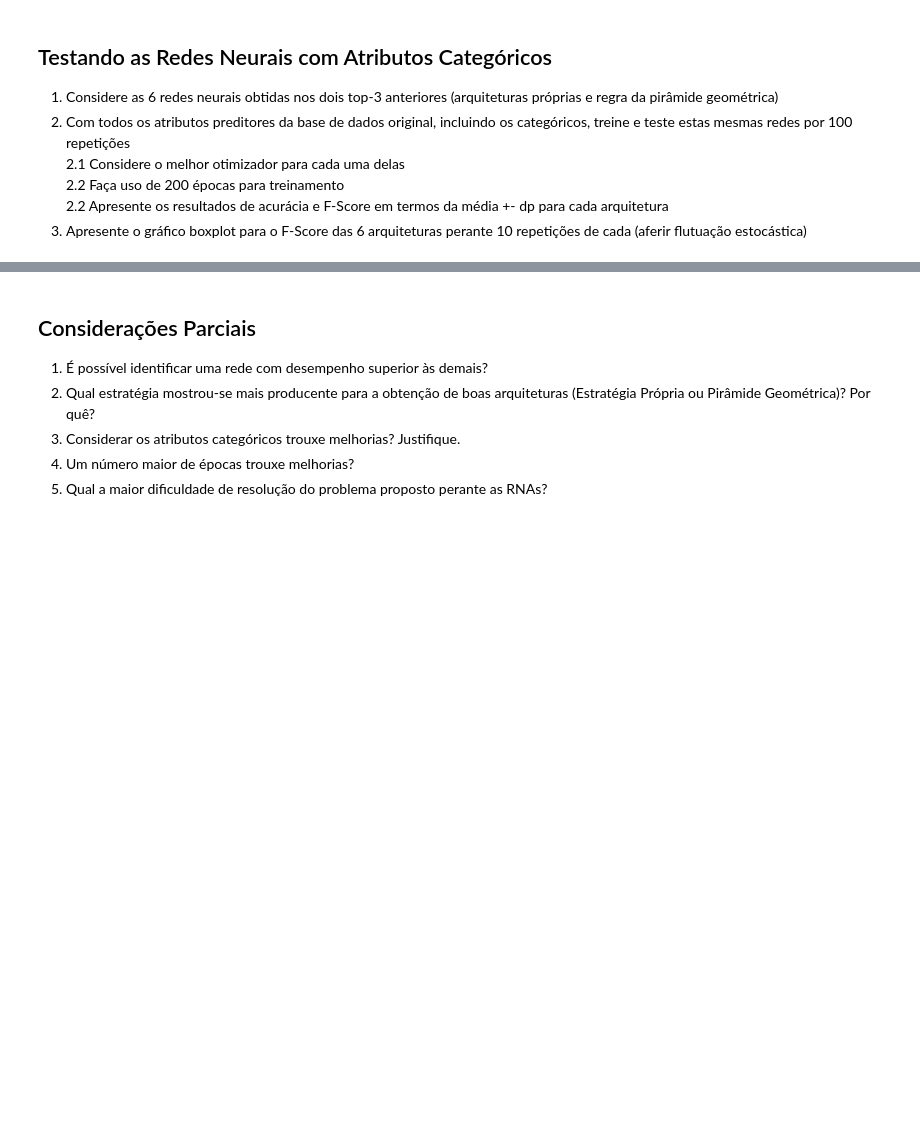
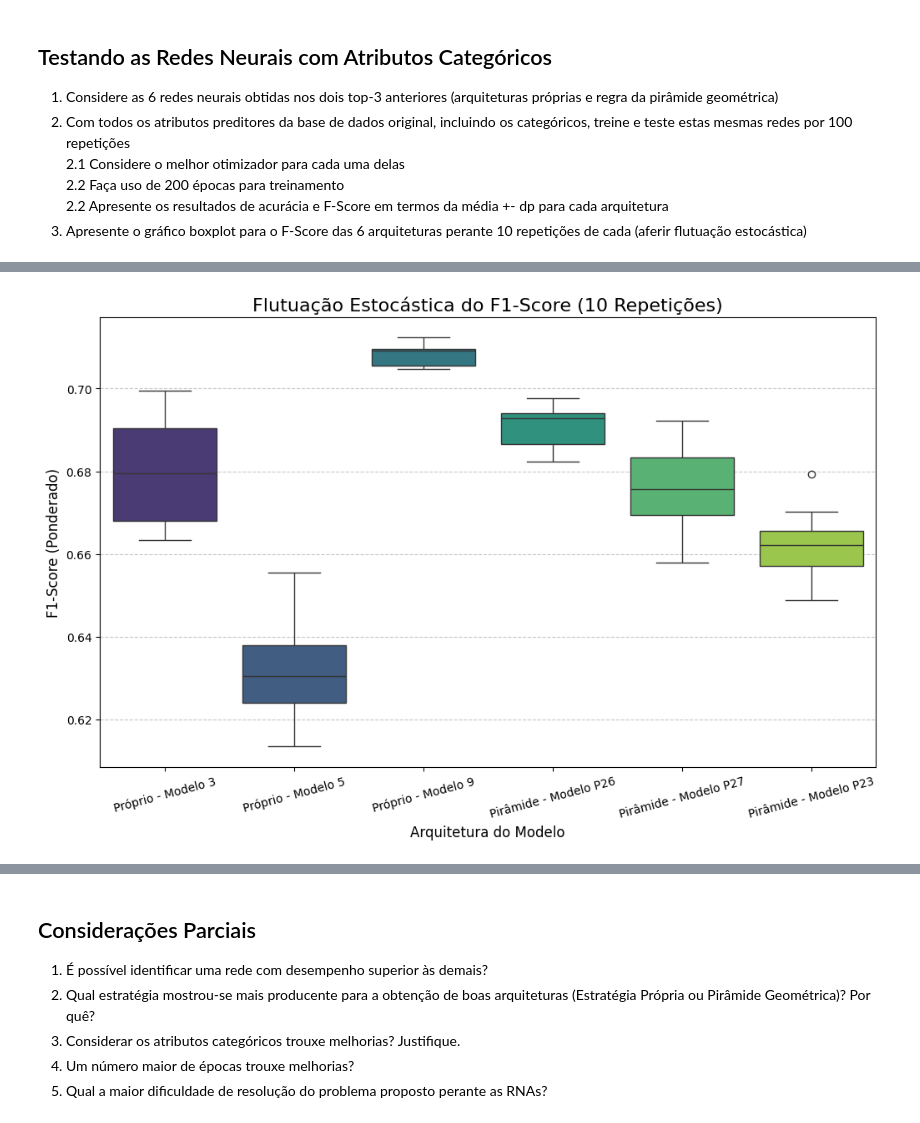
Before and after one commit to JulianaBallin/rna-forest-cover-type-prediction, a Jupyter notebook: notebooks/PP2.2.2 - Proposição e Avaliação de RNAs.ipynb, the cells around one changed output, grey strips where cells are left out. Saved outputs shown, nothing was run; the diff lists cells and outputs as text; code cells hidden in the pictures; blank space fills up the shorter version.

```diff
--- a/notebooks/PP2.2.2 - Proposição e Avaliação de RNAs.ipynb
+++ b/notebooks/PP2.2.2 - Proposição e Avaliação de RNAs.ipynb
@@ -724,0 +988,93 @@ Modelo 30         1        0        1       0
+# %%
+def new_holdout_partitions_full():
+    X_full = df.drop(columns=["Cover_Type"])
+    y_full = df["Cover_Type"]
+
+    X_train, X_test, y_train, y_test = train_test_split(
+        X_full, y_full, test_size=0.3, stratify=y_full
+    )
+
+    scaler = StandardScaler()
+    X_train_scaled = scaler.fit_transform(X_train)
+    X_test_scaled = scaler.transform(X_test)
+
+    return X_train_scaled, X_test_scaled, y_train, y_test
+# %%
+N_REPETICOES = 100
+EPOCHS = 200
+
+final_results = {}
+f1_scores_boxplot = {}
+
+input_dim_full: int = df.shape[1] - 1
+output_dim_full: int = len(df["Cover_Type"].unique())
+
+for model_config in top_6_models:
+    model_id = model_config["id"]
+    start_time = time.time()
+
+    print(f"avaliando o modelo '{model_id}' por {N_REPETICOES} repetições")
+
+    accuracy_list = []
+    f1_list = []
+
+    for i in range(N_REPETICOES):
+        X_train, X_test, y_train, y_test = new_holdout_partitions_full()
+
+        X_train_t = torch.tensor(X_train, dtype=torch.float32).to(device)
+        X_test_t = torch.tensor(X_test, dtype=torch.float32).to(device)
+
+        le = LabelEncoder()
+        y_train_enc = le.fit_transform(y_train)
+        y_test_enc = le.transform(y_test)
+        y_train_t = torch.tensor(y_train_enc, dtype=torch.long).to(device)
+
+        model = DynamicMLPModel(
+            input_dim=input_dim_full,
+            hidden_layers=model_config["layers"],
+            output_dim=output_dim_full,
+            activation_fn=model_config["activation"],
+        ).to(device)
+
+        criterion = nn.CrossEntropyLoss()
+
+        if model_config["solver"] == "adam":
+            optimizer = optim.Adam(model.parameters(), lr=0.001)
+        else:  # sgd
+            optimizer = optim.SGD(model.parameters(), lr=0.001)
+
+        for epoch in range(EPOCHS):
+            model.train()
+            optimizer.zero_grad()
+            outputs = model(X_train_t)
+            loss = criterion(outputs, y_train_t)
+            loss.backward()
+            optimizer.step()
+
+        model.eval()
+        with torch.no_grad():
+            outputs = model(X_test_t)
+            y_pred_t = torch.argmax(outputs, dim=1)
+            y_pred = y_pred_t.cpu().numpy()
+
+        acc = accuracy_score(y_test_enc, y_pred)
+        f1 = f1_score(y_test_enc, y_pred, average="weighted")
+
+        accuracy_list.append(acc)
+        f1_list.append(f1)
+
+        if i < 10:
+            if model_id not in f1_scores_boxplot:
+                f1_scores_boxplot[model_id] = []
+            f1_scores_boxplot[model_id].append(f1)
+
+    end_time: float = time.time()
+
+    final_results[model_id] = {
+        "Média Acurácia": np.mean(accuracy_list),
+        "DP Acurácia": np.std(accuracy_list),
+        "Média F1-Score": np.mean(f1_list),
+        "DP F1-Score": np.std(f1_list),
+        "Tempo (s)": end_time - start_time,
+    }
+# %% [output]
@@ -724,0 +1095 @@ Modelo 30         1        0        1       0
+[figure, added]
```
Also changed, not shown: parts of 25 cells of this notebook.
